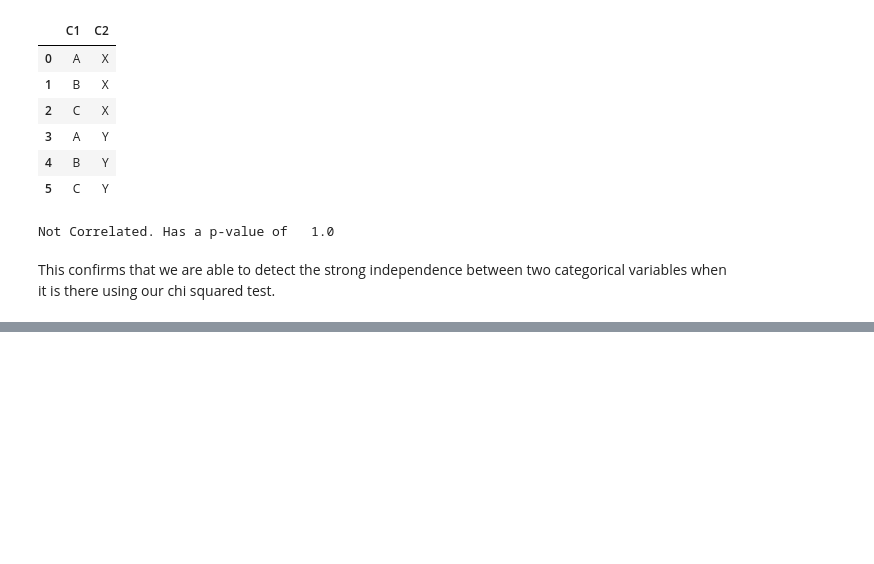
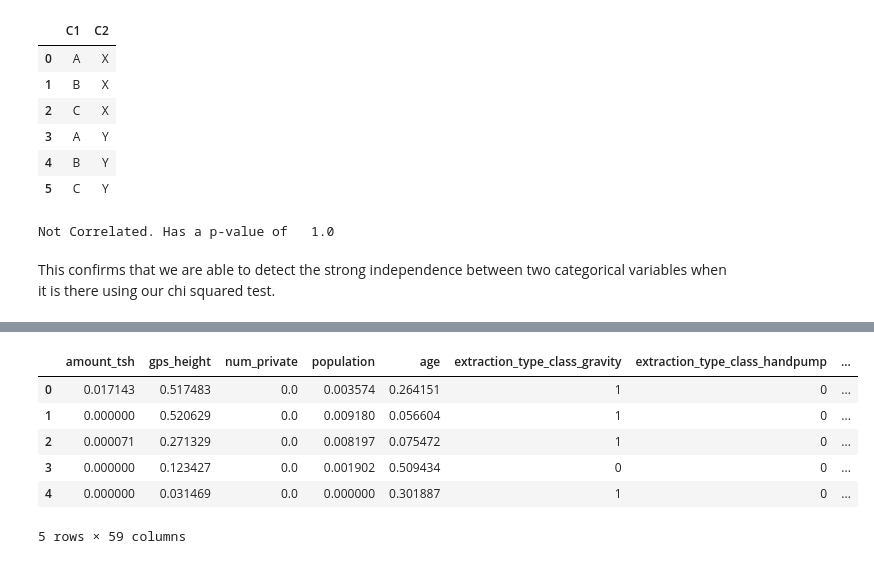
Before and after one commit to karun-r/pumpitup, a Jupyter notebook: notebooks/EDA.ipynb, the cells around one changed output, grey strips where cells are left out. Cells and saved outputs as stored; diff of their text form; code cells hidden in the pictures; blank space fills up the shorter version.

```diff
--- a/notebooks/EDA.ipynb
+++ b/notebooks/EDA.ipynb
@@ -462,0 +503,2 @@ This confirms that we are able to detect the strong independence between two cat
+# %%
+t_df_sub = t_df.drop(exclude_columns, axis = 1, inplace = False)
@@ -462,0 +527,4 @@ This confirms that we are able to detect the strong independence between two cat
+# %%
+#Dummy columns for the factor variables.
+dummy_columns = t_df_sub.select_dtypes(include = 'object').columns
+t_df_sub_d = pd.get_dummies(t_df_sub,columns = [col for col in dummy_columns if col != 'status_group'])
@@ -462,0 +551,18 @@ This confirms that we are able to detect the strong independence between two cat
+# %%
+from sklearn.preprocessing import MinMaxScaler
+scaler = MinMaxScaler()
+y = t_df_sub_d['status_group']
+t_df_sub_d.drop('status_group', axis = 1, inplace=True)
+int_columns = t_df_sub_d.select_dtypes(exclude = 'uint8').columns
+# %%
+t_df_sub_d[int_columns]=scaler.fit_transform(t_df_sub_d[int_columns])
+# %%
+t_df_sub_d.head()
+# %% [output]
+|  | amount_tsh | gps_height | num_private | population | age | extraction_type_class_gravity | extraction_type_class_handpump | ... |
+| 0 | 0.017143 | 0.517483 | 0.0 | 0.003574 | 0.264151 | 1 | 0 | ... |
+| 1 | 0.000000 | 0.520629 | 0.0 | 0.009180 | 0.056604 | 1 | 0 | ... |
+| 2 | 0.000071 | 0.271329 | 0.0 | 0.008197 | 0.075472 | 1 | 0 | ... |
+| 3 | 0.000000 | 0.123427 | 0.0 | 0.001902 | 0.509434 | 0 | 0 | ... |
+| 4 | 0.000000 | 0.031469 | 0.0 | 0.000000 | 0.301887 | 1 | 0 | ... |
+5 rows × 59 columns
```
Also changed, not shown: parts of 15 cells of this notebook.
